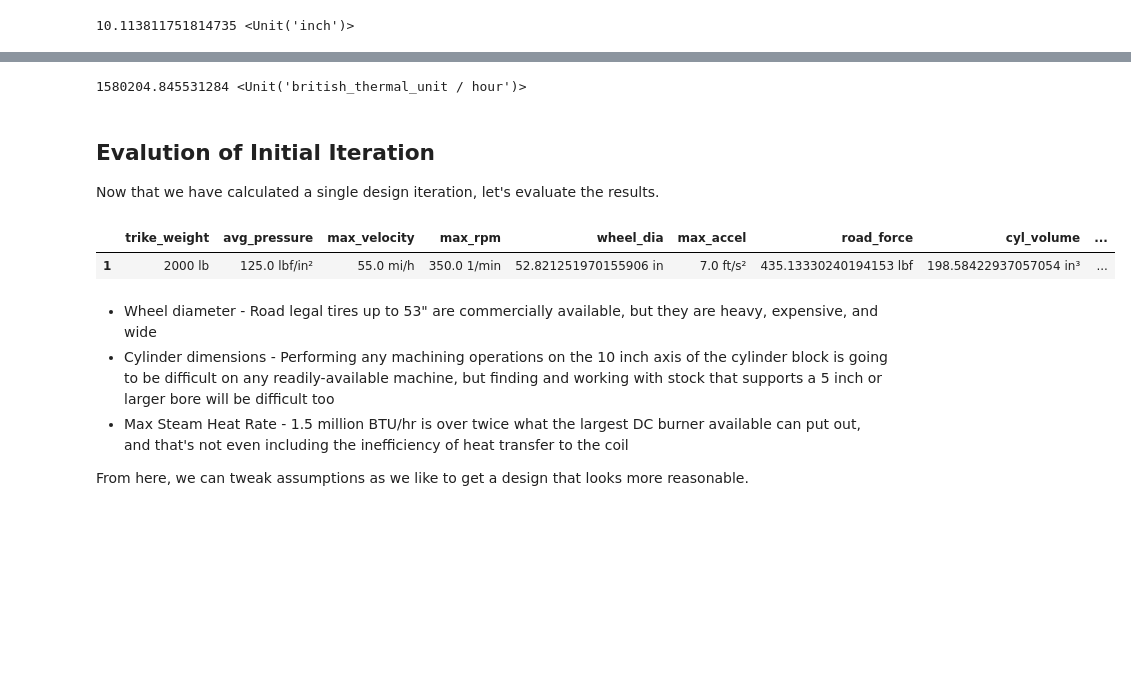
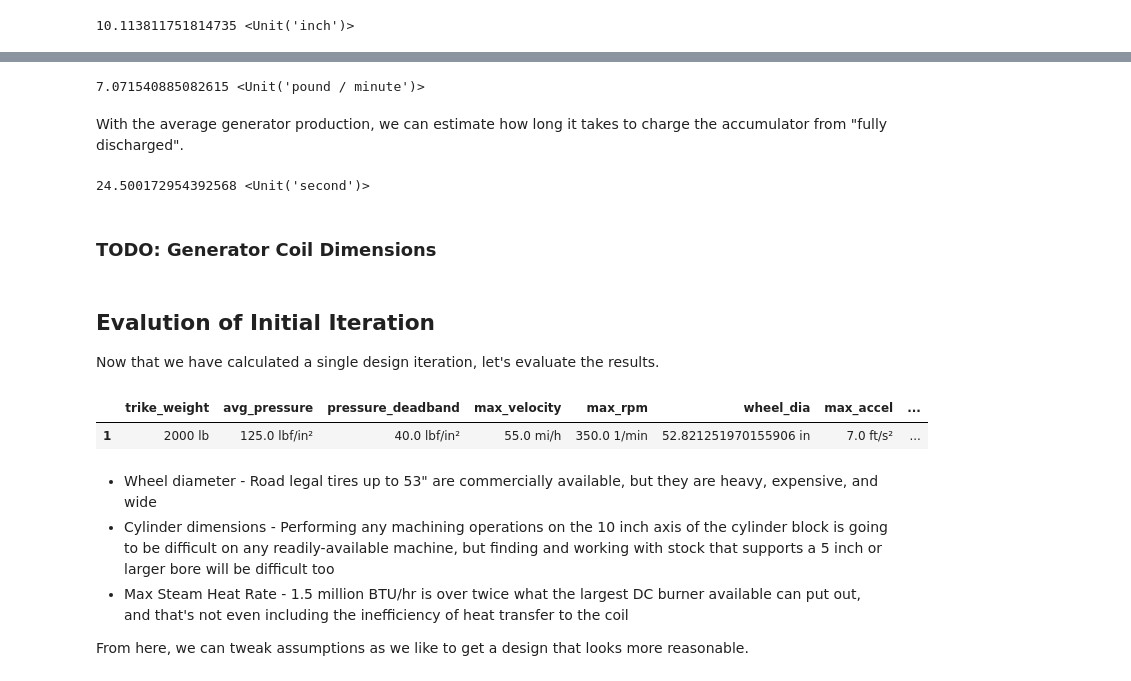
Before and after one commit to collinneedham/steam, a Jupyter notebook: steamtrike.ipynb, the cells around one changed output, grey strips where cells are left out. Saved outputs shown, nothing was run; the diff lists cells and outputs as text; code cells hidden in the pictures; blank space fills up the shorter version.

```diff
--- a/steamtrike.ipynb
+++ b/steamtrike.ipynb
@@ -25,7 +25,8 @@ Note: you may need to restart the kernel to use updated packages.
 # %% [markdown]
 ## Initial Parameters
 # %%
-x['trike_weight'] = 2000 * ureg('lb')        # Based on homebuilt electric and CE trikes coming in at 800-1500 lb online
-x['avg_pressure'] = 125 * ureg('lbf/in**2')  # Based on max of 150 psi saturated steam with margin
-x['max_velocity'] = 55 * ureg('mi/hr')       # Based on a minimum speed for highway but not freeway travel
+x['trike_weight'] = 2000 * ureg('lb')           # Based on homebuilt electric and CE trikes coming in at 800-1500 lb online
+x['avg_pressure'] = 125 * ureg('lbf/in**2')     # Based on max of 150 psi saturated steam with margin
+x['pressure_deadband'] = 40 * ureg('lbf/in**2') # Based on avg_pressure and max 150 psi saturated steam, with margen
+x['max_velocity'] = 55 * ureg('mi/hr')          # Based on a minimum speed for highway but not freeway travel
 # %% [markdown]
@@ -206,0 +219,16 @@ max_steam_liquid_rate(x)
+# %%
+x['accum_capacity'] = 15 * ureg('gal')
+def accum_steam_mass(y):
+    max_p = y['avg_pressure'] + y['pressure_deadband'] / 2
+    min_p = y['avg_pressure'] - y['pressure_deadband'] / 2
+    # assume accumulator is 90% full of saturated water when charged
+    liquid_volume = x['accum_capacity'] * 0.9
+    liquid_mass = liquid_volume / steam.vL_p(max_p)
+    # using equation 3.22.1 from the Spirax Sarco guide
+    delta_h = steam.hL_p(max_p) - steam.hL_p(min_p)
+    value = delta_h * liquid_mass / (steam.hV_p(min_p) - steam.hL_p(min_p))
+
+    value = value.to('lb')
+    y['accum_steam_mass'] = value
+    return value
+accum_steam_mass(x)
@@ -223,25 +264,43 @@ Next, we find the heat input required to boil water that water (constant pressur
 # %%
-def max_steam_heat_rate(y):
+
+x['burner_power'] = 700000 * ureg('Btu/hr')
+x['gen_coil_efficiency'] = 0.7
+def gen_mass_rate(y):
     init_h = steam.h_pt(y['avg_pressure'] + 1 * ureg('atm'), 70 * ureg('degF'))   # liquid phase
     final_h = steam.hV_p(y['avg_pressure'] + 1 * ureg('atm'), 1 * ureg(''))    # dry vapor phase
-    value = max_steam_mass_rate(y) * (final_h - init_h)
+    heat_transfer_rate = x['burner_power'] * x['gen_coil_efficiency']
+    value = heat_transfer_rate / (final_h - init_h)
 
-    value = value.to('Btu/hr')
-    y['max_steam_heat_rate'] = value
+    value = value.to('lb/min')
+    y['gen_mass_rate'] = value
     return value
-max_steam_heat_rate(x)
+gen_mass_rate(x)
 # %% [output]
-1580204.845531284 <Unit('british_thermal_unit / hour')>
+7.071540885082615 <Unit('pound / minute')>
+# %% [markdown]
+With the average generator production, we can estimate how long it takes to charge the accumulator from "fully discharged".
+# %%
+def accum_charge_time(y):
+    value = accum_steam_mass(y) / gen_mass_rate(y)
+
+    value = value.to('s')
+    y['accum_charge_time'] = value
+    return value
+accum_charge_time(x)
+# %% [output]
+24.500172954392568 <Unit('second')>
+# %% [markdown]
+### TODO: Generator Coil Dimensions
 # %% [markdown]
 ## Evalution of Initial Iteration
 Now that we have calculated a single design iteration, let's evaluate the results.
 # %%
 df = pd.DataFrame(x, index=[1])
-df.style.format(".2f")
+pd.set_option('display.max_columns', None)
 df
 # %% [output]
-|  | trike_weight | avg_pressure | max_velocity | max_rpm | wheel_dia | max_accel | road_force | cyl_volume | ... |
-| 1 | 2000 lb | 125.0 lbf/in² | 55.0 mi/h | 350.0 1/min | 52.821251970155906 in | 7.0 ft/s² | 435.13330240194153 lbf | 198.58422937057054 in³ | ... |
+|  | trike_weight | avg_pressure | pressure_deadband | max_velocity | max_rpm | wheel_dia | max_accel | ... |
+| 1 | 2000 lb | 125.0 lbf/in² | 40.0 lbf/in² | 55.0 mi/h | 350.0 1/min | 52.821251970155906 in | 7.0 ft/s² | ... |
 # %% [markdown]
 * Wheel diameter - Road legal tires up to 53" are commercially available, but they are heavy, expensive, and wide
 * Cylinder dimensions - Performing any machining operations on the 10 inch axis of the cylinder block is going to be difficult on any readily-available machine, but finding and working with stock that supports a 5 inch or larger bore will be difficult too
```
Also changed, not shown: parts of 18 cells of this notebook.
